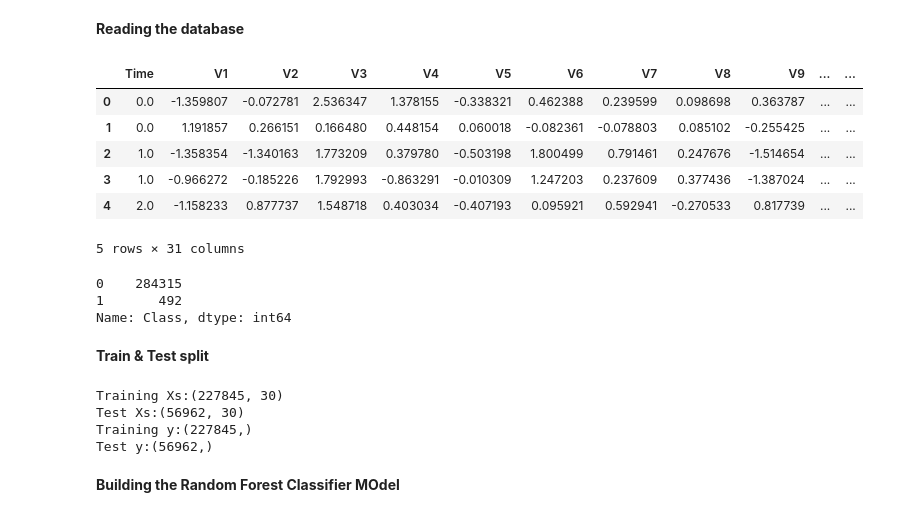
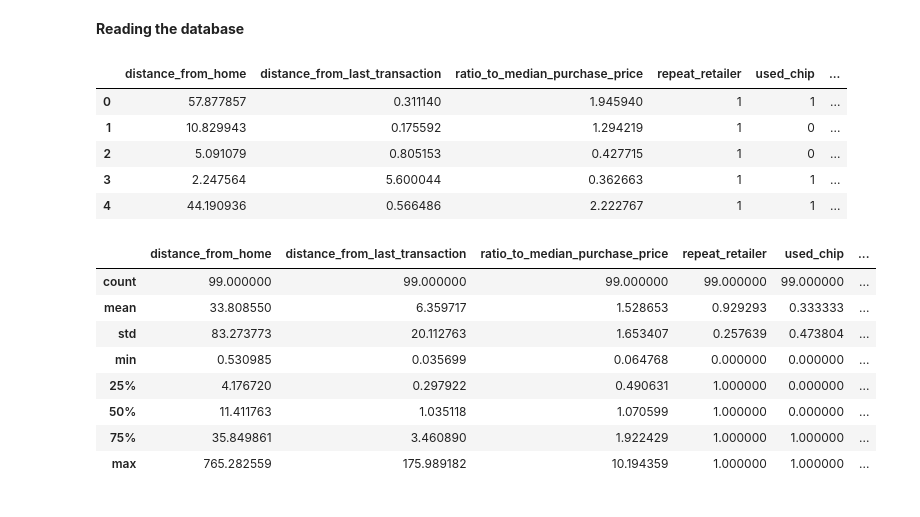
Before and after one commit to LakshaySharma-2003/PROJECTS, a Jupyter notebook: Credit_Card_Fraud_detection.ipynb, the cells around one changed output. Drawn from its saved outputs; the diff is of its cells as text; code cells hidden in the pictures.

```diff
--- a/Credit_Card_Fraud_detection.ipynb
+++ b/Credit_Card_Fraud_detection.ipynb
@@ -35,34 +16,26 @@ sns.set(color_codes = True)
 # %% [markdown]
 **Reading the database**
 # %%
-df = pd.read_csv("/content/drive/MyDrive/creditcard.csv")
-df.head()
+df = pd.read_csv("/content/drive/MyDrive/credit_card_fraud_Dataset.csv")
+df.head().style.background_gradient(cmap='Blues')
 # %% [output]
-|  | Time | V1 | V2 | V3 | V4 | V5 | V6 | V7 | V8 | V9 | ... | ... |
-| 0 | 0.0 | -1.359807 | -0.072781 | 2.536347 | 1.378155 | -0.338321 | 0.462388 | 0.239599 | 0.098698 | 0.363787 | ... | ... |
-| 1 | 0.0 | 1.191857 | 0.266151 | 0.166480 | 0.448154 | 0.060018 | -0.082361 | -0.078803 | 0.085102 | -0.255425 | ... | ... |
-| 2 | 1.0 | -1.358354 | -1.340163 | 1.773209 | 0.379780 | -0.503198 | 1.800499 | 0.791461 | 0.247676 | -1.514654 | ... | ... |
-| 3 | 1.0 | -0.966272 | -0.185226 | 1.792993 | -0.863291 | -0.010309 | 1.247203 | 0.237609 | 0.377436 | -1.387024 | ... | ... |
-| 4 | 2.0 | -1.158233 | 0.877737 | 1.548718 | 0.403034 | -0.407193 | 0.095921 | 0.592941 | -0.270533 | 0.817739 | ... | ... |
+|  | distance_from_home | distance_from_last_transaction | ratio_to_median_purchase_price | repeat_retailer | used_chip | ... |
+| 0 | 57.877857 | 0.311140 | 1.945940 | 1 | 1 | ... |
+| 1 | 10.829943 | 0.175592 | 1.294219 | 1 | 0 | ... |
+| 2 | 5.091079 | 0.805153 | 0.427715 | 1 | 0 | ... |
+| 3 | 2.247564 | 5.600044 | 0.362663 | 1 | 1 | ... |
+| 4 | 44.190936 | 0.566486 | 2.222767 | 1 | 1 | ... |
-5 rows × 31 columns
-# %%
-df["Class"].value_counts()
-# %% [output]
-0    284315
-1       492
-Name: Class, dtype: int64
-# %% [markdown]
-**Train & Test split**
-# %%
-x_train, x_test, y_train, y_test = train_test_split(df.iloc[:,:-1],df["Class"],test_size=0.20,random_state=21)
-print('Training Xs:{}'.format(x_train.shape))
-print('Test Xs:{}'.format(x_test.shape))
-print('Training y:{}'.format(y_train.shape))
-print('Test y:{}'.format(y_test.shape))
-# %% [output]
-Training Xs:(227845, 30)
-Test Xs:(56962, 30)
-Training y:(227845,)
-Test y:(56962,)
-# %% [markdown]
-**Building the Random Forest Classifier MOdel**
+# %%
+df.describe().style.set_properties(**{'background-color': 'black',
+                                      'color': 'white',
+                                      'border-color': 'white'})
+# %% [output]
+|  | distance_from_home | distance_from_last_transaction | ratio_to_median_purchase_price | repeat_retailer | used_chip | ... |
+| count | 99.000000 | 99.000000 | 99.000000 | 99.000000 | 99.000000 | ... |
+| mean | 33.808550 | 6.359717 | 1.528653 | 0.929293 | 0.333333 | ... |
+| std | 83.273773 | 20.112763 | 1.653407 | 0.257639 | 0.473804 | ... |
+| min | 0.530985 | 0.035699 | 0.064768 | 0.000000 | 0.000000 | ... |
+| 25% | 4.176720 | 0.297922 | 0.490631 | 1.000000 | 0.000000 | ... |
+| 50% | 11.411763 | 1.035118 | 1.070599 | 1.000000 | 0.000000 | ... |
+| 75% | 35.849861 | 3.460890 | 1.922429 | 1.000000 | 1.000000 | ... |
+| max | 765.282559 | 175.989182 | 10.194359 | 1.000000 | 1.000000 | ... |
```
Also changed, not shown: parts of 33 cells of this notebook.
